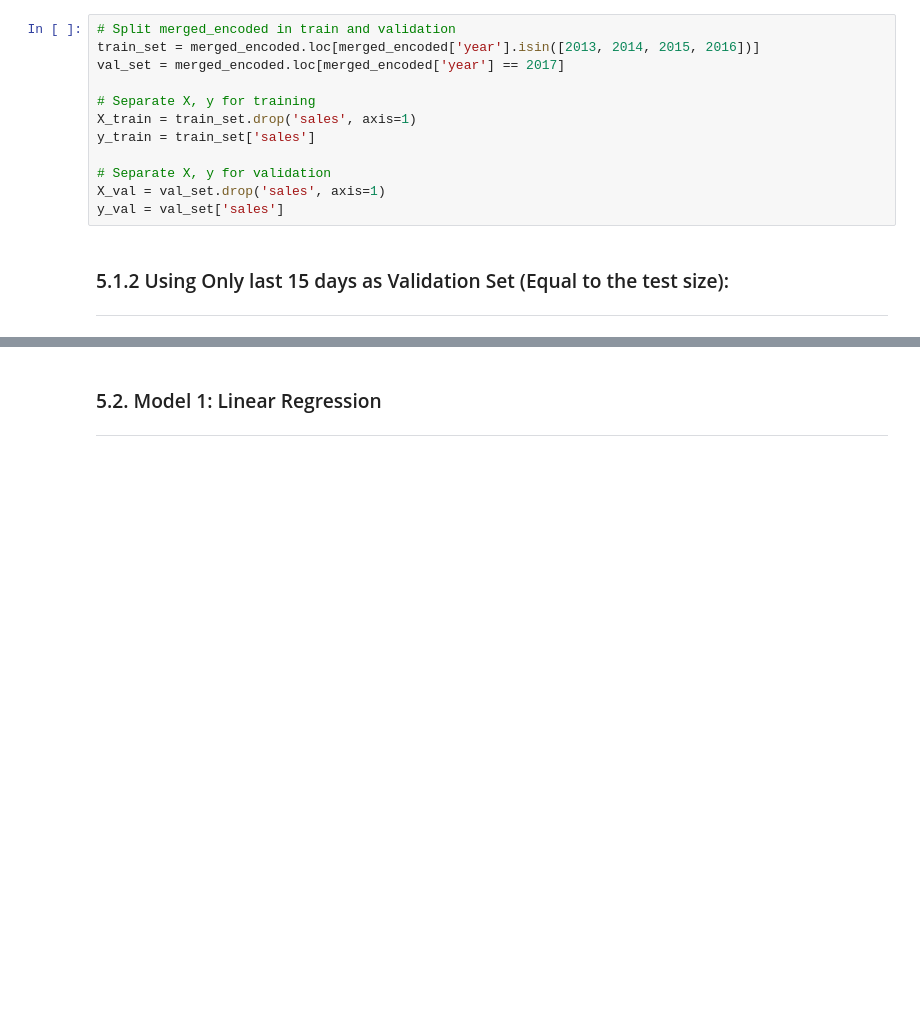
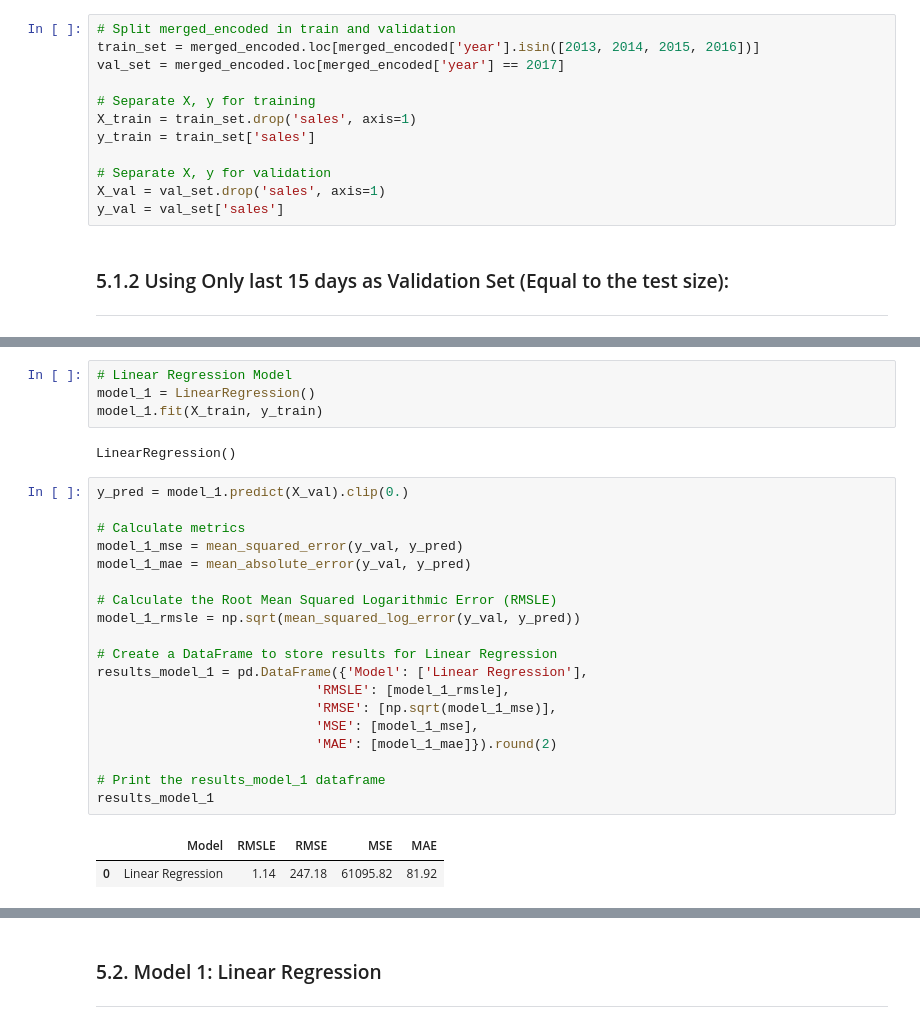
Before and after one commit to edmar-bevilaqua/store-sales-tsf-kaggle-competition, a Jupyter notebook: store-sales-tsf.ipynb, the cells around one changed output, grey strips where cells are left out. Cells and saved outputs as stored; diff of their text form; blank space fills up the shorter version.

Commit message:
Update store-sales-tsf.ipynb
Train linear regression with the second approach. Results improve.

```diff
--- a/store-sales-tsf.ipynb
+++ b/store-sales-tsf.ipynb
@@ -1632,0 +1329,28 @@ y_val = val_set['sales']
+# %%
+# Linear Regression Model
+model_1 = LinearRegression()
+model_1.fit(X_train, y_train)
+# %% [output]
+LinearRegression()
+# %%
+y_pred = model_1.predict(X_val).clip(0.)
+
+# Calculate metrics
+model_1_mse = mean_squared_error(y_val, y_pred)
+model_1_mae = mean_absolute_error(y_val, y_pred)
+
+# Calculate the Root Mean Squared Logarithmic Error (RMSLE)
+model_1_rmsle = np.sqrt(mean_squared_log_error(y_val, y_pred))
+
+# Create a DataFrame to store results for Linear Regression
+results_model_1 = pd.DataFrame({'Model': ['Linear Regression'],
+                            'RMSLE': [model_1_rmsle],
+                            'RMSE': [np.sqrt(model_1_mse)],
+                            'MSE': [model_1_mse],
+                            'MAE': [model_1_mae]}).round(2)
+
+# Print the results_model_1 dataframe
+results_model_1
+# %% [output]
+|  | Model | RMSLE | RMSE | MSE | MAE |
+| 0 | Linear Regression | 1.14 | 247.18 | 61095.82 | 81.92 |
```
Also changed, not shown: parts of 46 cells of this notebook.
